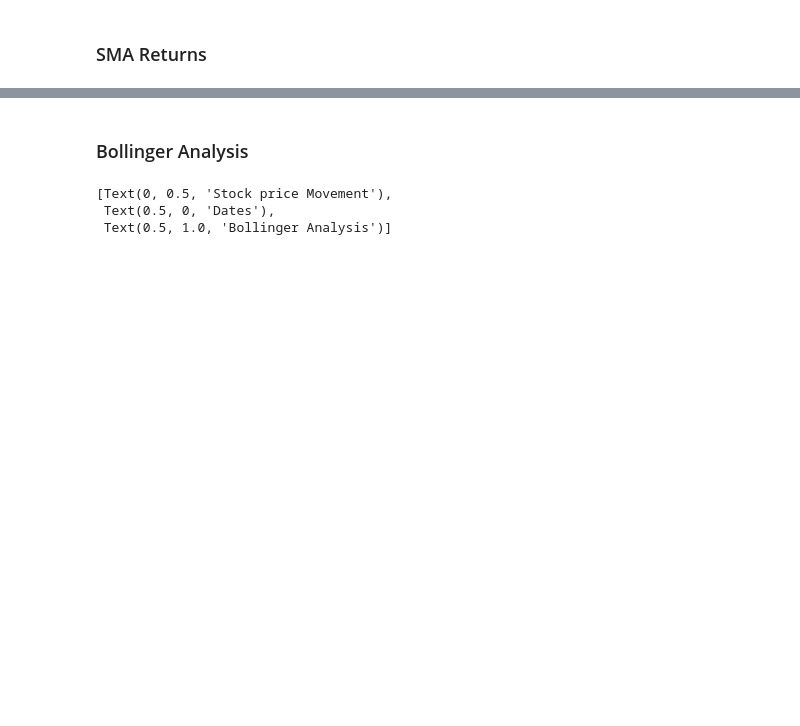
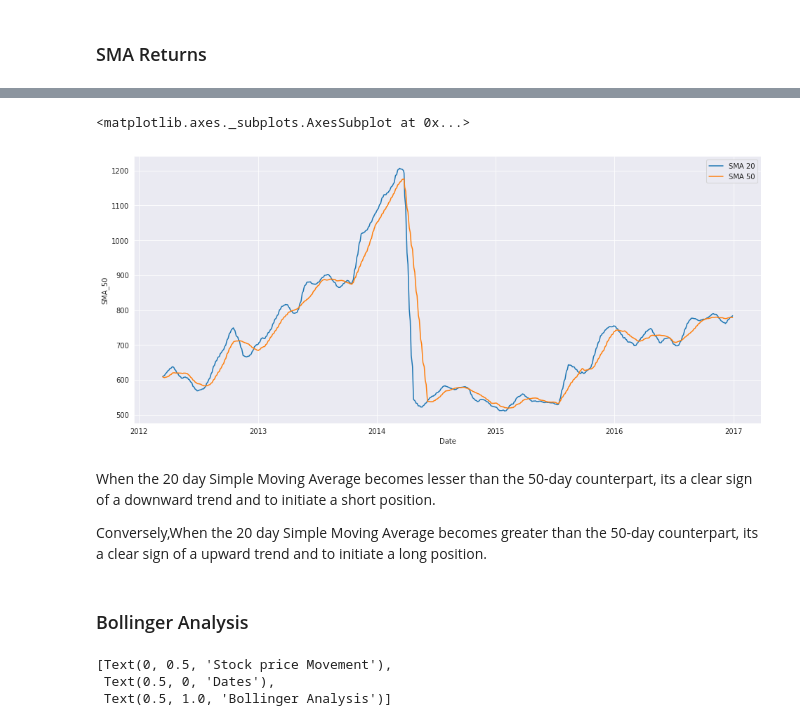
Before and after one commit to pratik-1999/Stock_Trend_Predictor, a Jupyter notebook: Stock Predictor.ipynb, the cells around one changed output, grey strips where cells are left out. Drawn from its saved outputs; the diff is of its cells as text; code cells hidden in the pictures; blank space fills up the shorter version.

```diff
--- a/Stock Predictor.ipynb
+++ b/Stock Predictor.ipynb
@@ -93,3 +150,17 @@ plt.gca().set(xlabel = 'Dates', ylabel = '% Returns', title = 'SMA Returns weekl
+# %%
+train_dataset['SMA_20'] = train_dataset.Close.rolling(20).mean()
+# %%
+train_dataset['SMA_50'] = train_dataset.Close.rolling(50).mean()
+# %%
+sea.lineplot(x = train_dataset.Date[49:],y = train_dataset.SMA_20[49:], label = 'SMA 20' )
+sea.lineplot(x = train_dataset.Date[49:],y = train_dataset.SMA_50[49:], label = 'SMA 50' )
+# %% [output]
+<matplotlib.axes._subplots.AxesSubplot at 0x...>
+[figure, added]
+# %% [markdown]
+When the 20 day Simple Moving Average becomes lesser than the 50-day counterpart, its a clear sign of a downward trend and to initiate a short position.
+
+Conversely,When the 20 day Simple Moving Average becomes greater than the 50-day counterpart, its a clear sign of a upward trend and to initiate a long position.
 # %% [markdown]
 ### Bollinger Analysis
 # %%
```
Also changed, not shown: parts of 17 cells of this notebook.
